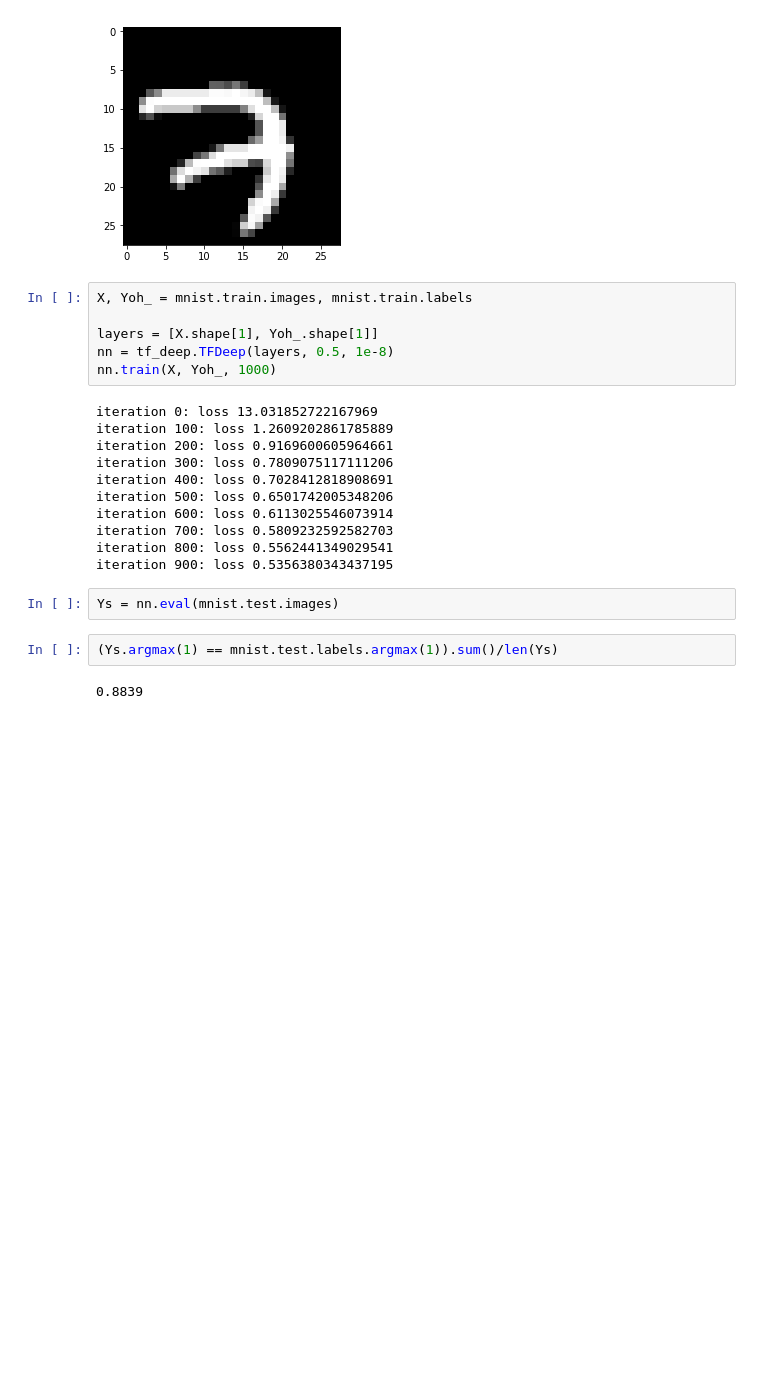
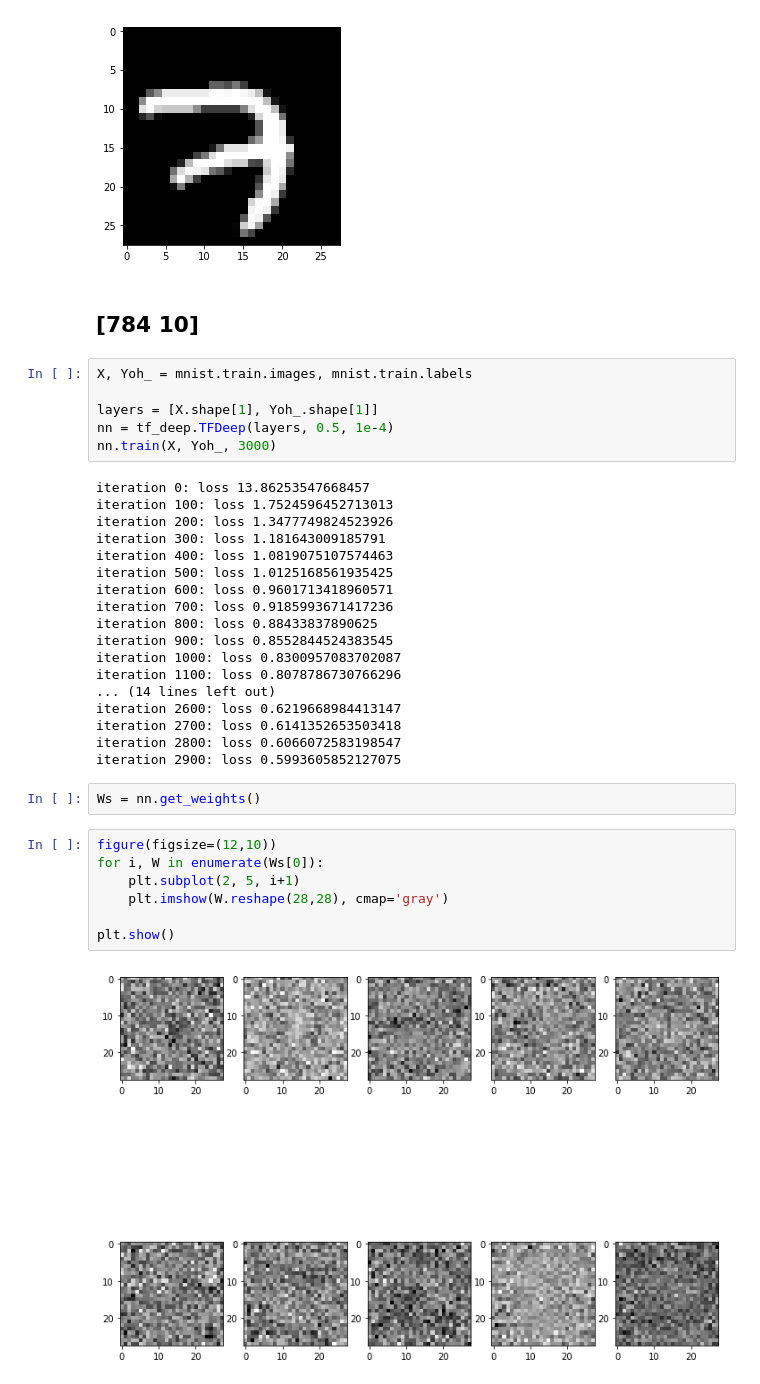
Before and after one commit to MatijaMaric/deep-learning-lab, a Jupyter notebook: lab01/Lab01.ipynb, the cells around one changed output. Saved outputs shown, nothing was run; the diff lists cells and outputs as text; blank space fills up the shorter version.

```diff
--- a/lab01/Lab01.ipynb
+++ b/lab01/Lab01.ipynb
@@ -179,26 +238,40 @@ plt.imshow(mnist.train.images[0].reshape(28,28), cmap='gray')
 # %% [output]
 <matplotlib.image.AxesImage at 0x...>
 [figure]
+# %% [markdown]
+## [784 10]
 # %%
 X, Yoh_ = mnist.train.images, mnist.train.labels
 
 layers = [X.shape[1], Yoh_.shape[1]]
-nn = tf_deep.TFDeep(layers, 0.5, 1e-8)
-nn.train(X, Yoh_, 1000)
+nn = tf_deep.TFDeep(layers, 0.5, 1e-4)
+nn.train(X, Yoh_, 3000)
 # %% [output]
-iteration 0: loss 13.031852722167969
-iteration 100: loss 1.2609202861785889
-iteration 200: loss 0.9169600605964661
-iteration 300: loss 0.7809075117111206
-iteration 400: loss 0.7028412818908691
-iteration 500: loss 0.6501742005348206
-iteration 600: loss 0.6113025546073914
-iteration 700: loss 0.5809232592582703
-iteration 800: loss 0.5562441349029541
-iteration 900: loss 0.5356380343437195
+iteration 0: loss 13.86253547668457
+iteration 100: loss 1.7524596452713013
+iteration 200: loss 1.3477749824523926
+iteration 300: loss 1.181643009185791
+iteration 400: loss 1.0819075107574463
+iteration 500: loss 1.0125168561935425
+iteration 600: loss 0.9601713418960571
+iteration 700: loss 0.9185993671417236
+iteration 800: loss 0.88433837890625
+iteration 900: loss 0.8552844524383545
+iteration 1000: loss 0.8300957083702087
+iteration 1100: loss 0.8078786730766296
+... (14 lines left out)
+iteration 2600: loss 0.6219668984413147
+iteration 2700: loss 0.6141352653503418
+iteration 2800: loss 0.6066072583198547
+iteration 2900: loss 0.5993605852127075
-# %%
-Ys = nn.eval(mnist.test.images)
-# %%
-(Ys.argmax(1) == mnist.test.labels.argmax(1)).sum()/len(Ys)
-# %% [output]
-0.8839
+# %%
+Ws = nn.get_weights()
+# %%
+figure(figsize=(12,10))
+for i, W in enumerate(Ws[0]):
+    plt.subplot(2, 5, i+1)
+    plt.imshow(W.reshape(28,28), cmap='gray')
+
+plt.show()
+# %% [output]
+[figure, added]
```
Also changed, not shown: parts of 21 cells of this notebook, 3 other files.
